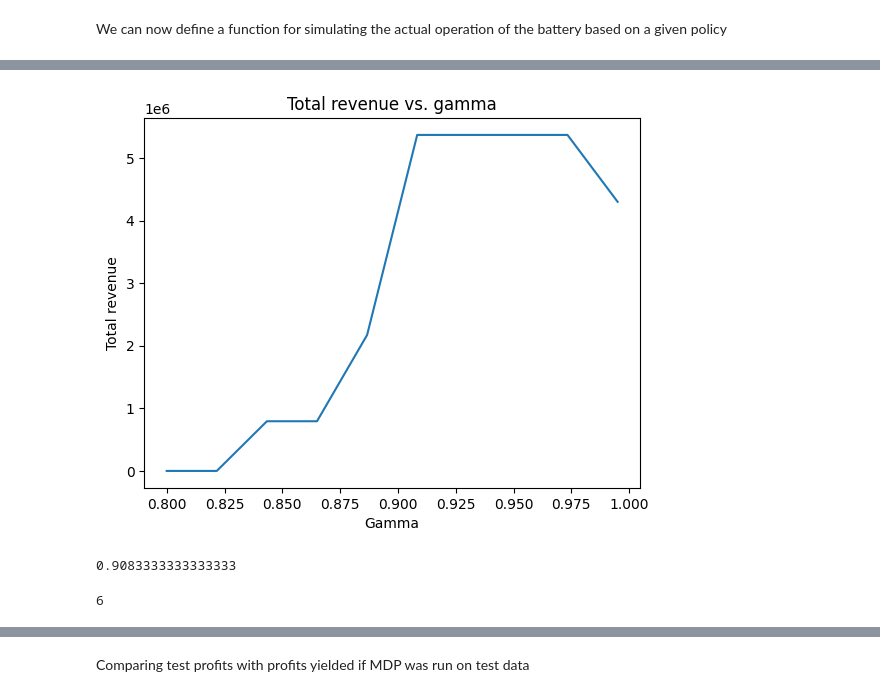
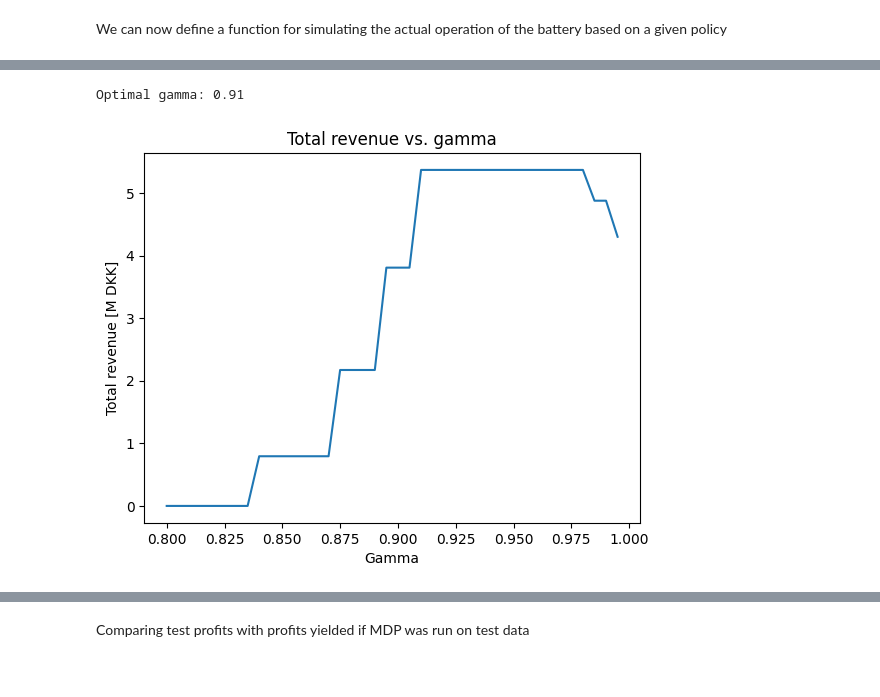
Before and after one commit to JacobSkaarup/46765_assignment3, a Jupyter notebook: main.ipynb, the cells around one changed output, grey strips where cells are left out. Saved outputs shown, nothing was run; the diff lists cells and outputs as text; code cells hidden in the pictures.

```diff
--- a/main.ipynb
+++ b/main.ipynb
@@ -87,12 +95,12 @@ def P_ssa(price_prop, P_ssa_array):
 ## Step 3.1: Definitions
 Generate reward function. The reward is the expected revenue from the action, defined using representative prices for each price state and a fixed power
 # %%
-def rewards(price_state, action, price_representative):
+def rewards(price_state, action, price_representative, power = 100):
     # Reward based on revenue from charging/discharging
     if action == "Charge":
-        reward = - 100 * price_representative[PRICE_STATE.index(price_state)]
+        reward = - power * price_representative[PRICE_STATE.index(price_state)]
     elif action == "Discharge":
-        reward = 100 * price_representative[PRICE_STATE.index(price_state)]
+        reward = power * price_representative[PRICE_STATE.index(price_state)]
     else:
         reward = 0
     return reward
@@ -324,34 +323,23 @@ V_train, policy_train, _ = value_iteration(PRICE_STATE, SOC_STATE, ALLOWED_ACTIO
 # %%
-import matplotlib.pyplot as plt
 price_prop, price_representative, percentiles = price_state(x_train_train)
 P_ssa_est = P_ssa(price_prop, P_ssa_array)
 
-gammas = np.linspace(0.8, 0.995, 10)
+gammas = np.linspace(0.8, 0.995, 40)
 revenues = []
 for gamma in gammas:
-    V_train, policy_train, _, = value_iteration(PRICE_STATE, SOC_STATE, ALLOWED_ACTIONS, price_representative, P_ssa_est, gamma=gamma, epsilon=1e-6)
-    total_revenue_val, hourly_revenue_val = simulate_policy_with_boundaries(x_val, policy_train, percentiles, PRICE_STATE, SOC_STATE, max_soc_percent=100, soc_step_percent=20)
-    revenues.append(total_revenue_val)
+    V, policy, count, policy_list = value_iteration(PRICE_STATE, SOC_STATE, ALLOWED_ACTIONS, price_representative, P_ssa_est, gamma=gamma)
+    total_revenue_val, hourly_revenue_val = simulate_policy_with_boundaries(x_val, policy, percentiles, PRICE_STATE, SOC_STATE)
+    revenues.append(total_revenue_val/1E6)
 
 opt_gamma = gammas[np.argmax(revenues)] # Find the gamma that maximizes revenue
+print(f"Optimal gamma: {opt_gamma}")
 
 # Plot the total revenue as a function of gamma
 plt.plot(gammas, revenues)
 plt.xlabel("Gamma")
-plt.ylabel("Total revenue")
+plt.ylabel("Total revenue [M DKK]")
 plt.title("Total revenue vs. gamma")
 plt.show()
 # %% [output]
+Optimal gamma: 0.91
-[figure, old version]
+[figure, new version]
-# %%
-opt_gamma
-# %% [output]
-0.9083333333333333
-# %%
-price_prop, price_representative, percentiles = price_state(x_train_train)
-P_ssa_est = P_ssa(price_prop, P_ssa_array)
-
-V, policy, iterations = policy_iteration(PRICE_STATE, SOC_STATE, ALLOWED_ACTIONS, price_representative, P_ssa_est, gamma = 0.992)
-iterations
-# %% [output]
-6
```
Also changed, not shown: parts of 19 cells of this notebook.
